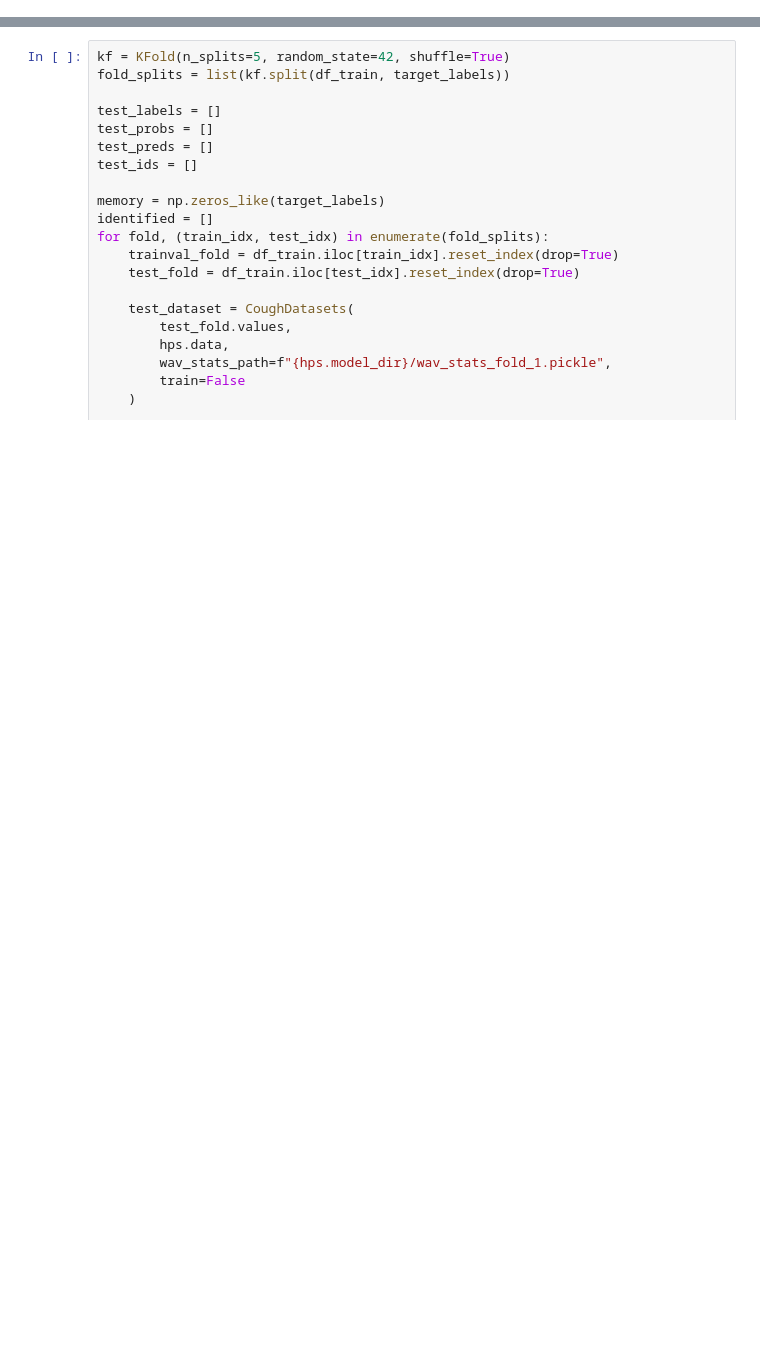
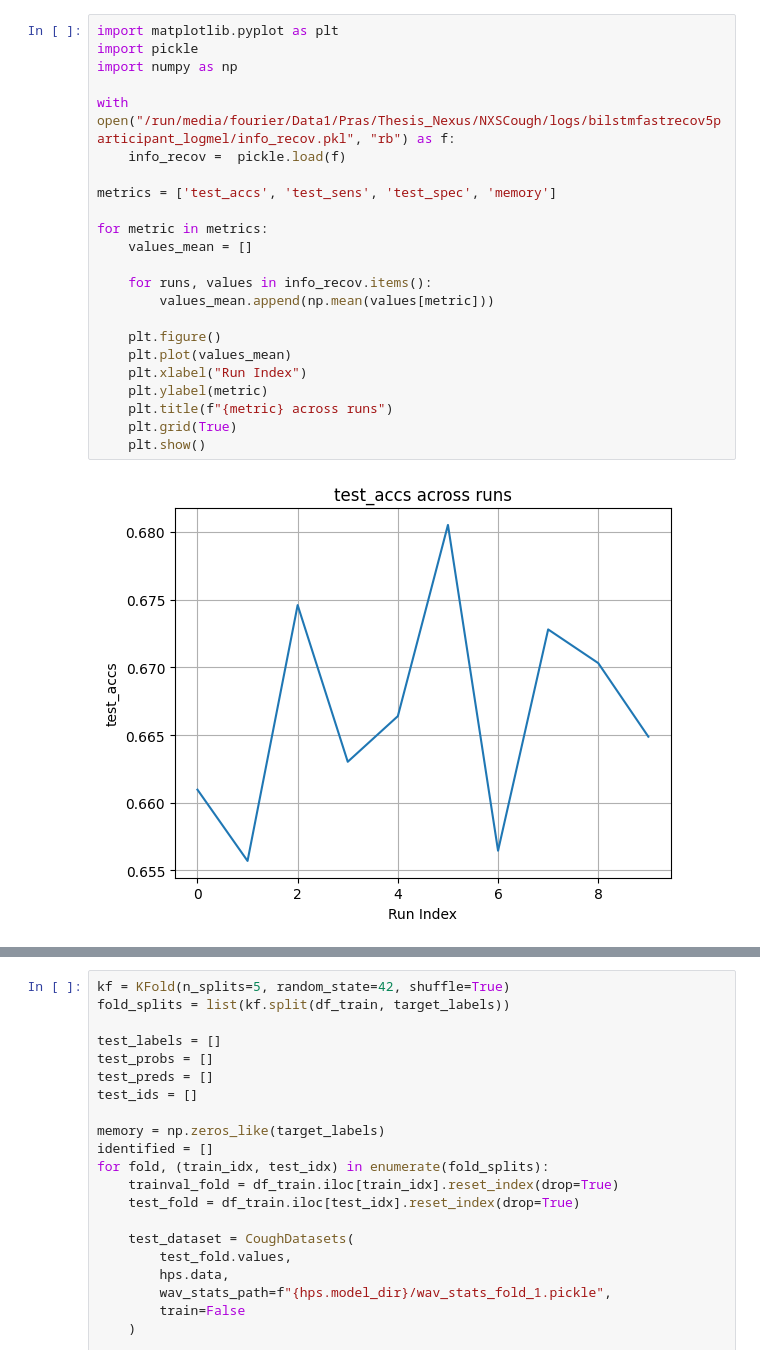
Before and after one commit to arkiven4/NXSCough, a Jupyter notebook: notebooks/dev_train.ipynb, the cells around one changed output, grey strips where cells are left out. Cells and saved outputs as stored; diff of their text form; blank space fills up the shorter version.

```diff
--- a/notebooks/dev_train.ipynb
+++ b/notebooks/dev_train.ipynb
@@ -136,0 +144,25 @@ INFO:b+mm_logmel:Trainable params: 5978977 | Total params: 5978977 | Trainable%:
+# %%
+import matplotlib.pyplot as plt
+import pickle
+import numpy as np
+
+with open("/run/media/fourier/Data1/Pras/Thesis_Nexus/NXSCough/logs/bilstmfastrecov5participant_logmel/info_recov.pkl", "rb") as f:
+    info_recov =  pickle.load(f)
+
+metrics = ['test_accs', 'test_sens', 'test_spec', 'memory']
+
+for metric in metrics:
+    values_mean = []
+
+    for runs, values in info_recov.items():
+        values_mean.append(np.mean(values[metric]))
+
+    plt.figure()
+    plt.plot(values_mean)
+    plt.xlabel("Run Index")
+    plt.ylabel(metric)
+    plt.title(f"{metric} across runs")
+    plt.grid(True)
+    plt.show()
+# %% [output]
+[figure, added]
```
Also changed, not shown: parts of 12 cells of this notebook, 4 other files.
